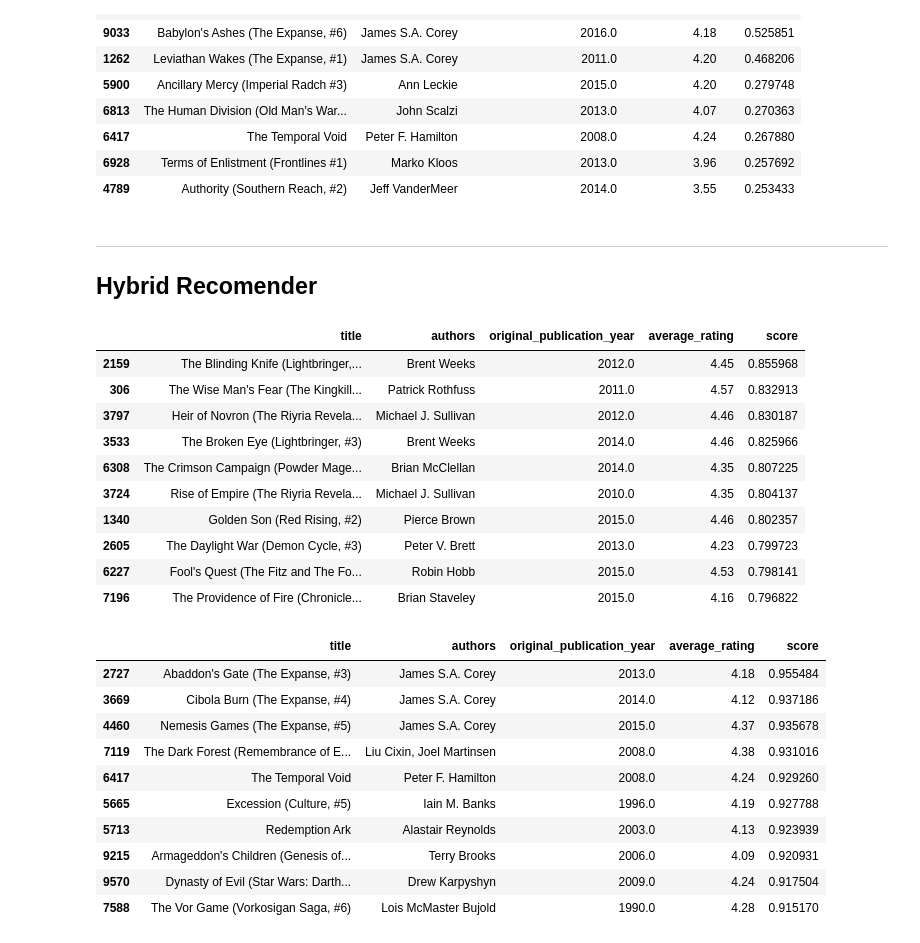
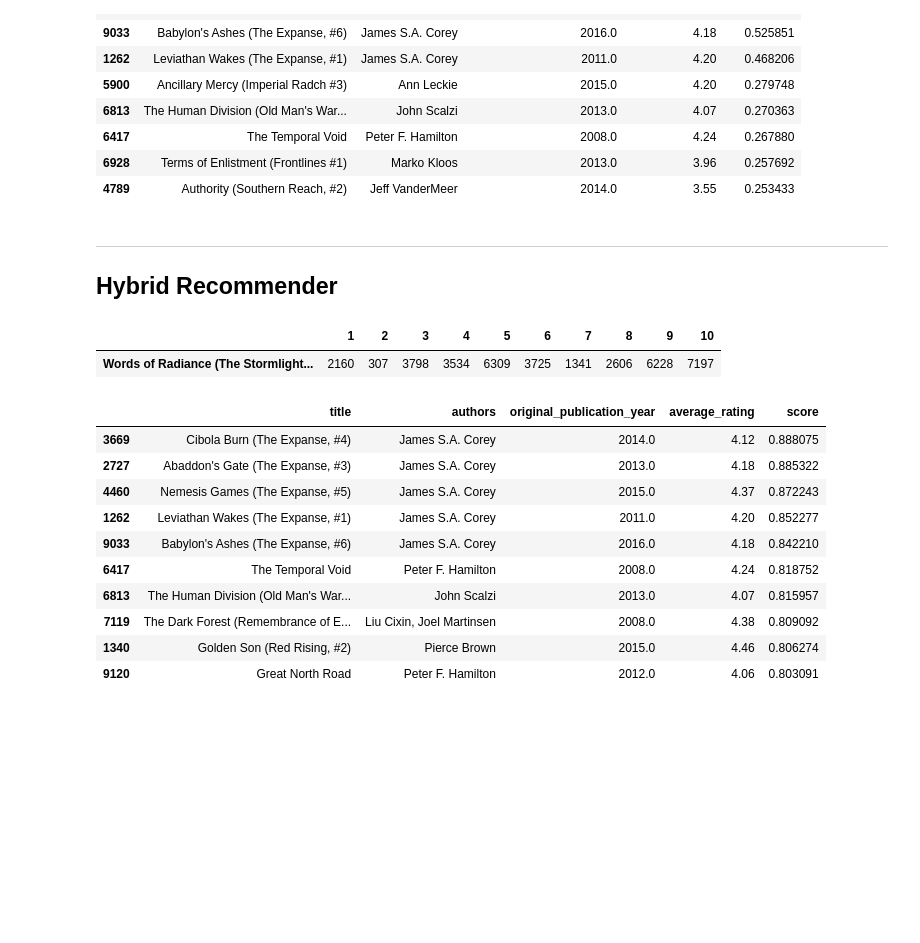
Before and after one commit to CamelSal/BookRecommender, a Jupyter notebook: 3.Hybrid_Recomender.ipynb, the cells around one changed output. Drawn from its saved outputs; the diff is of its cells as text; code cells hidden in the pictures; blank space fills up the shorter version.

Commit message:
Hybrid Recomender Updated

```diff
--- a/3.Hybrid_Recomender.ipynb
+++ b/3.Hybrid_Recomender.ipynb
@@ -436,7 +454,7 @@ recomender("Caliban's War (The Expanse, #2)", cont2_similarities, tag_ind)
 | 4789 | Authority (Southern Reach, #2) | Jeff VanderMeer | 2014.0 | 3.55 | 0.253433 |
 # %% [markdown]
 ---
-## Hybrid Recomender
+## Hybrid Recommender <a class="anchor" id="part-3"></a>
 # %%
 def hybrid_recomender(book_title, exclude_author = True):
     """
@@ -515,30 +534,21 @@ def weight_score(merge_df):
 
     return score
 # %%
-hybrid_recomender("Words of Radiance (The Stormlight Archive, #2)")
+hybrid_recommender("Words of Radiance (The Stormlight Archive, #2)")
 # %% [output]
-|  | title | authors | original_publication_year | average_rating | score |
-| 2159 | The Blinding Knife (Lightbringer,... | Brent Weeks | 2012.0 | 4.45 | 0.855968 |
-| 306 | The Wise Man's Fear (The Kingkill... | Patrick Rothfuss | 2011.0 | 4.57 | 0.832913 |
-| 3797 | Heir of Novron (The Riyria Revela... | Michael J. Sullivan | 2012.0 | 4.46 | 0.830187 |
-| 3533 | The Broken Eye (Lightbringer, #3) | Brent Weeks | 2014.0 | 4.46 | 0.825966 |
-| 6308 | The Crimson Campaign (Powder Mage... | Brian McClellan | 2014.0 | 4.35 | 0.807225 |
-| 3724 | Rise of Empire (The Riyria Revela... | Michael J. Sullivan | 2010.0 | 4.35 | 0.804137 |
-| 1340 | Golden Son (Red Rising, #2) | Pierce Brown | 2015.0 | 4.46 | 0.802357 |
-| 2605 | The Daylight War (Demon Cycle, #3) | Peter V. Brett | 2013.0 | 4.23 | 0.799723 |
-| 6227 | Fool's Quest (The Fitz and The Fo... | Robin Hobb | 2015.0 | 4.53 | 0.798141 |
-| 7196 | The Providence of Fire (Chronicle... | Brian Staveley | 2015.0 | 4.16 | 0.796822 |
+|  | 1 | 2 | 3 | 4 | 5 | 6 | 7 | 8 | 9 | 10 |
+| Words of Radiance (The Stormlight... | 2160 | 307 | 3798 | 3534 | 6309 | 3725 | 1341 | 2606 | 6228 | 7197 |
 # %%
-hybrid_recomender("Caliban's War (The Expanse, #2)", False)
+hybrid_recommender("Caliban's War (The Expanse, #2)", False)
 # %% [output]
 |  | title | authors | original_publication_year | average_rating | score |
-| 2727 | Abaddon's Gate (The Expanse, #3) | James S.A. Corey | 2013.0 | 4.18 | 0.955484 |
-| 3669 | Cibola Burn (The Expanse, #4) | James S.A. Corey | 2014.0 | 4.12 | 0.937186 |
-| 4460 | Nemesis Games (The Expanse, #5) | James S.A. Corey | 2015.0 | 4.37 | 0.935678 |
-| 7119 | The Dark Forest (Remembrance of E... | Liu Cixin, Joel Martinsen | 2008.0 | 4.38 | 0.931016 |
-| 6417 | The Temporal Void | Peter F. Hamilton | 2008.0 | 4.24 | 0.929260 |
-| 5665 | Excession (Culture, #5) | Iain M. Banks | 1996.0 | 4.19 | 0.927788 |
-| 5713 | Redemption Ark | Alastair Reynolds | 2003.0 | 4.13 | 0.923939 |
-| 9215 | Armageddon's Children (Genesis of... | Terry Brooks | 2006.0 | 4.09 | 0.920931 |
-| 9570 | Dynasty of Evil (Star Wars: Darth... | Drew Karpyshyn | 2009.0 | 4.24 | 0.917504 |
-| 7588 | The Vor Game (Vorkosigan Saga, #6) | Lois McMaster Bujold | 1990.0 | 4.28 | 0.915170 |
+| 3669 | Cibola Burn (The Expanse, #4) | James S.A. Corey | 2014.0 | 4.12 | 0.888075 |
+| 2727 | Abaddon's Gate (The Expanse, #3) | James S.A. Corey | 2013.0 | 4.18 | 0.885322 |
+| 4460 | Nemesis Games (The Expanse, #5) | James S.A. Corey | 2015.0 | 4.37 | 0.872243 |
+| 1262 | Leviathan Wakes (The Expanse, #1) | James S.A. Corey | 2011.0 | 4.20 | 0.852277 |
+| 9033 | Babylon's Ashes (The Expanse, #6) | James S.A. Corey | 2016.0 | 4.18 | 0.842210 |
+| 6417 | The Temporal Void | Peter F. Hamilton | 2008.0 | 4.24 | 0.818752 |
+| 6813 | The Human Division (Old Man's War... | John Scalzi | 2013.0 | 4.07 | 0.815957 |
+| 7119 | The Dark Forest (Remembrance of E... | Liu Cixin, Joel Martinsen | 2008.0 | 4.38 | 0.809092 |
+| 1340 | Golden Son (Red Rising, #2) | Pierce Brown | 2015.0 | 4.46 | 0.806274 |
+| 9120 | Great North Road | Peter F. Hamilton | 2012.0 | 4.06 | 0.803091 |
```
Also changed, not shown: parts of 47 cells of this notebook.
